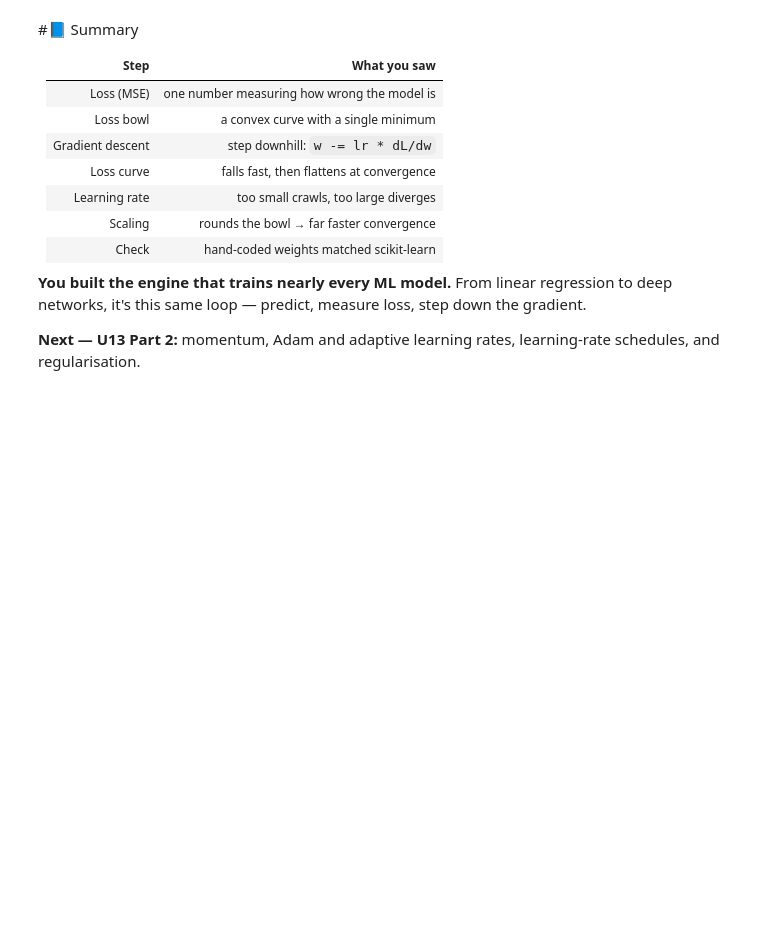
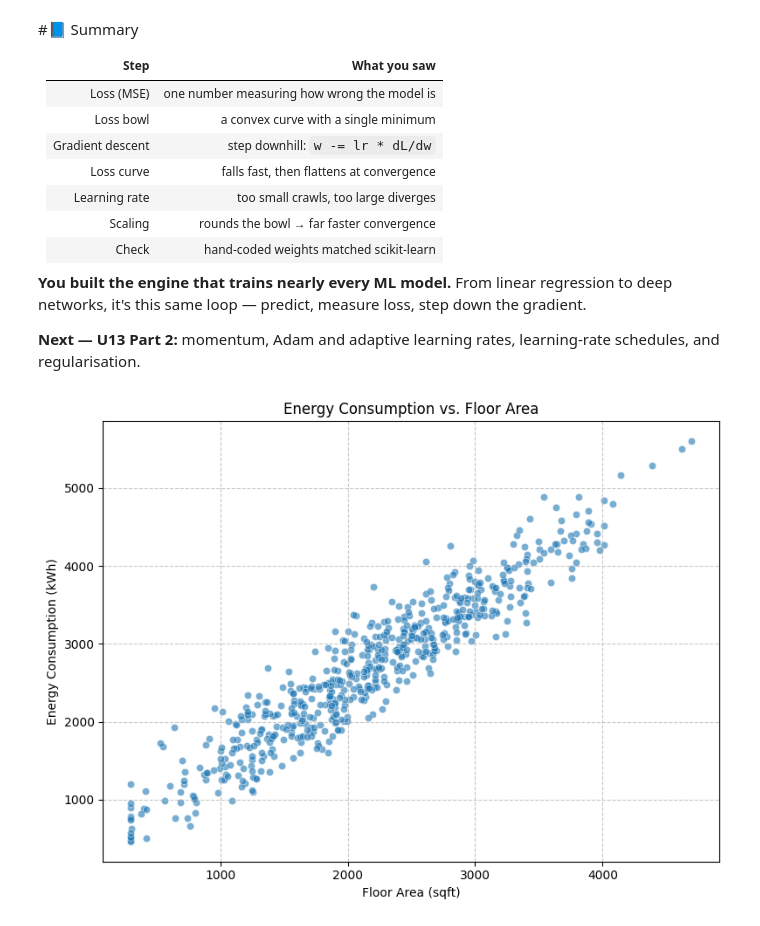
Before and after one commit to DrAyesha91/Nasscom-fdp-, a Jupyter notebook: Day_6_U13_Optimization_Part1_Lab.ipynb, the cells around one changed output. Cells and saved outputs as stored; diff of their text form; code cells hidden in the pictures; blank space fills up the shorter version.

```diff
--- a/Day_6_U13_Optimization_Part1_Lab.ipynb
+++ b/Day_6_U13_Optimization_Part1_Lab.ipynb
@@ -361,3 +374,17 @@ Predictions match: True
 **You built the engine that trains nearly every ML model.** From linear regression to deep networks, it's this same loop — predict, measure loss, step down the gradient.
 
 **Next — U13 Part 2:** momentum, Adam and adaptive learning rates, learning-rate schedules, and regularisation.
+# %%
+import matplotlib.pyplot as plt
+import seaborn as sns
+
+plt.figure(figsize=(8, 6))
+sns.scatterplot(x='floor_area_sqft', y='energy_kwh', data=df, alpha=0.6)
+plt.title('Energy Consumption vs. Floor Area')
+plt.xlabel('Floor Area (sqft)')
+plt.ylabel('Energy Consumption (kWh)')
+plt.grid(True, linestyle='--', alpha=0.7)
+plt.tight_layout()
+plt.show()
+# %% [output]
+[figure, added]
```
Also changed, not shown: parts of 1 cell of this notebook.
